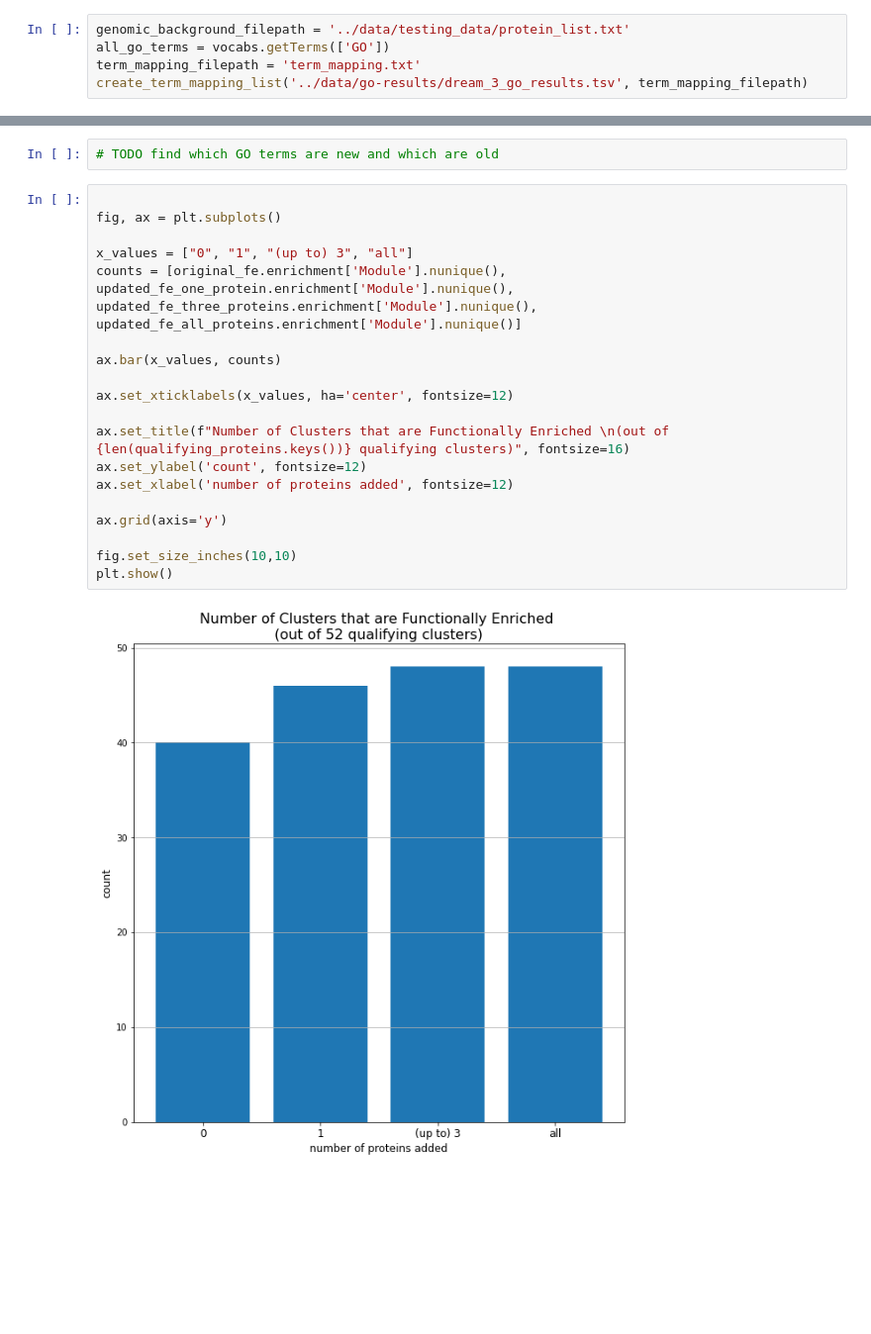
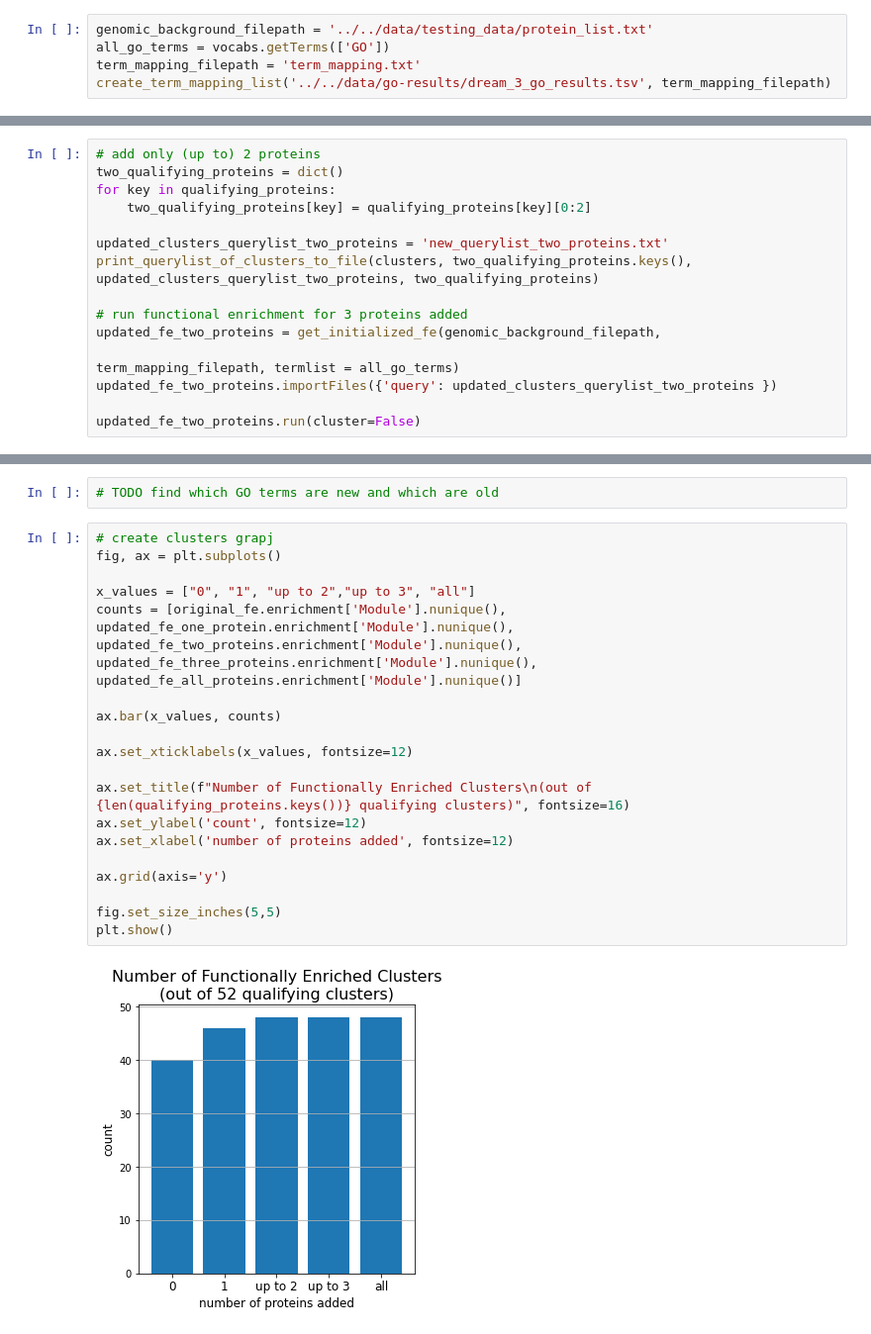
Before and after one commit to chrlatte/ClusteringWithDSD, a Jupyter notebook: src/recipe/recipe_notebook.ipynb, the cells around one changed output, grey strips where cells are left out. Shown at 99% size. Cells and saved outputs as stored; diff of their text form; blank space fills up the shorter version.

Commit message:
generated graphs for sqrt

```diff
--- a/src/recipe/recipe_notebook.ipynb
+++ b/src/recipe/recipe_notebook.ipynb
@@ -45,5 +45,5 @@ matrix, clusters, degreelist = initialize_matrix_clusters_degreelist("../data/ne
 # %%
-genomic_background_filepath = '../data/testing_data/protein_list.txt'
+genomic_background_filepath = '../../data/testing_data/protein_list.txt'
 all_go_terms = vocabs.getTerms(['GO'])
 term_mapping_filepath = 'term_mapping.txt'
-create_term_mapping_list('../data/go-results/dream_3_go_results.tsv', term_mapping_filepath)
+create_term_mapping_list('../../data/go-results/dream_3_go_results.tsv', term_mapping_filepath)
@@ -86,6 +88,22 @@ print_querylist_of_clusters_to_file(clusters, one_qualifying_protein.keys(), upd
 updated_fe_one_protein = get_initialized_fe(genomic_background_filepath, term_mapping_filepath, termlist = all_go_terms)
 updated_fe_one_protein.importFiles({'query': updated_clusters_querylist_one_protein })
 updated_fe_one_protein.run(cluster=False)
+# %%
+# add only (up to) 2 proteins
+two_qualifying_proteins = dict()
+for key in qualifying_proteins:
+    two_qualifying_proteins[key] = qualifying_proteins[key][0:2]
+
+updated_clusters_querylist_two_proteins = 'new_querylist_two_proteins.txt'
+print_querylist_of_clusters_to_file(clusters, two_qualifying_proteins.keys(), updated_clusters_querylist_two_proteins, two_qualifying_proteins)
+
+# run functional enrichment for 3 proteins added
+updated_fe_two_proteins = get_initialized_fe(genomic_background_filepath,
+
+term_mapping_filepath, termlist = all_go_terms)
+updated_fe_two_proteins.importFiles({'query': updated_clusters_querylist_two_proteins })
+
+updated_fe_two_proteins.run(cluster=False)
 # %%
 # add only (up to) 3 proteins
 three_qualifying_proteins = dict()
@@ -145,24 +187,24 @@ number of significant pvals in clusters with all proteins added: 179
 # %%
 # TODO find which GO terms are new and which are old
 # %%
-
+# create clusters grapj
 fig, ax = plt.subplots()
 
-x_values = ["0", "1", "(up to) 3", "all"]
-counts = [original_fe.enrichment['Module'].nunique(), updated_fe_one_protein.enrichment['Module'].nunique(), updated_fe_three_proteins.enrichment['Module'].nunique(), updated_fe_all_proteins.enrichment['Module'].nunique()]
+x_values = ["0", "1", "up to 2","up to 3", "all"]
+counts = [original_fe.enrichment['Module'].nunique(), updated_fe_one_protein.enrichment['Module'].nunique(), updated_fe_two_proteins.enrichment['Module'].nunique(), updated_fe_three_proteins.enrichment['Module'].nunique(), updated_fe_all_proteins.enrichment['Module'].nunique()]
 
 ax.bar(x_values, counts)
 
-ax.set_xticklabels(x_values, ha='center', fontsize=12)
+ax.set_xticklabels(x_values, fontsize=12)
 
-ax.set_title(f"Number of Clusters that are Functionally Enriched \n(out of {len(qualifying_proteins.keys())} qualifying clusters)", fontsize=16)
+ax.set_title(f"Number of Functionally Enriched Clusters\n(out of {len(qualifying_proteins.keys())} qualifying clusters)", fontsize=16)
 ax.set_ylabel('count', fontsize=12)
 ax.set_xlabel('number of proteins added', fontsize=12)
 
 ax.grid(axis='y')
 
-fig.set_size_inches(10,10)
+fig.set_size_inches(5,5)
 plt.show()
 # %% [output]
-[figure, old version]
+[figure, new version]
 # %%
```
Also changed, not shown: parts of 7 cells of this notebook.
